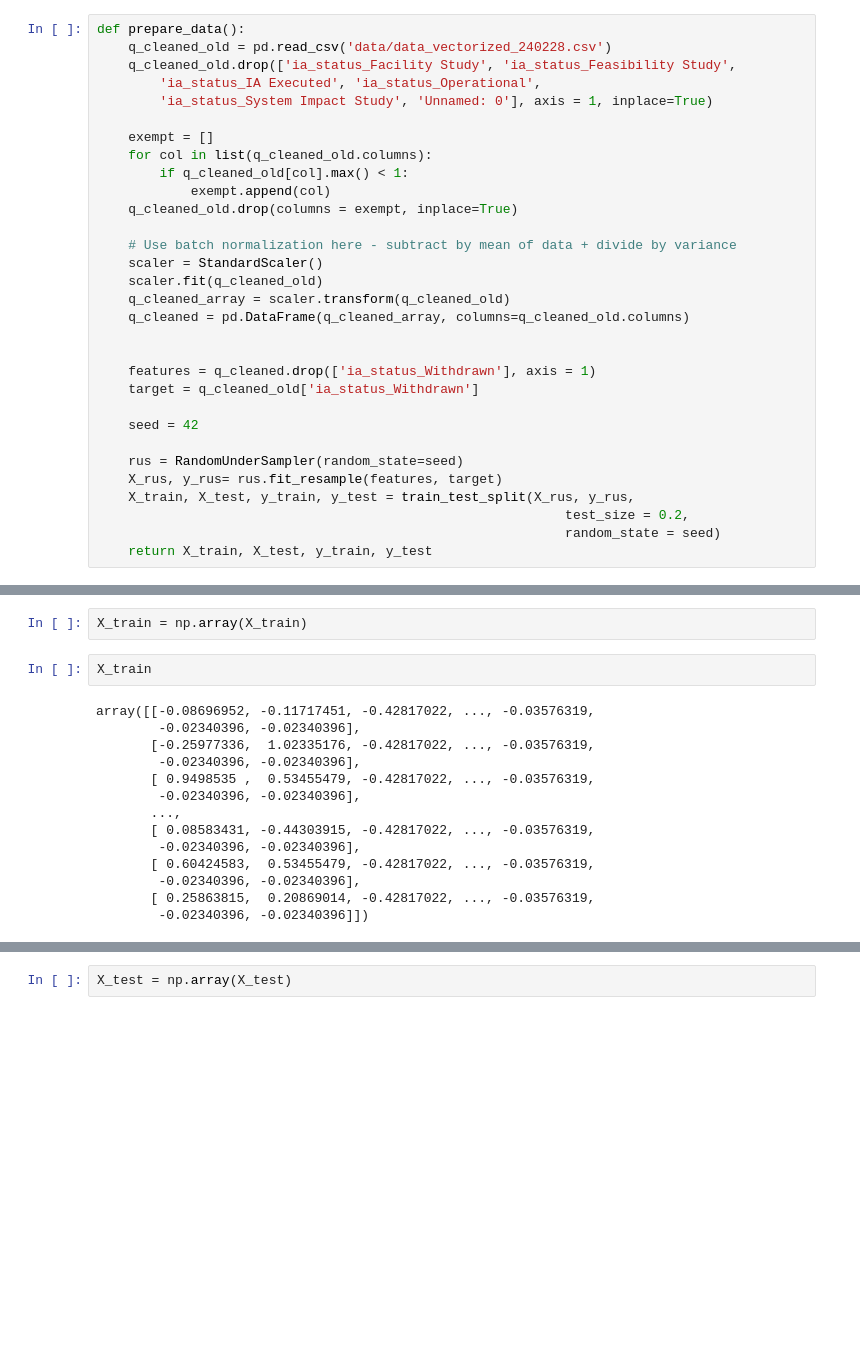
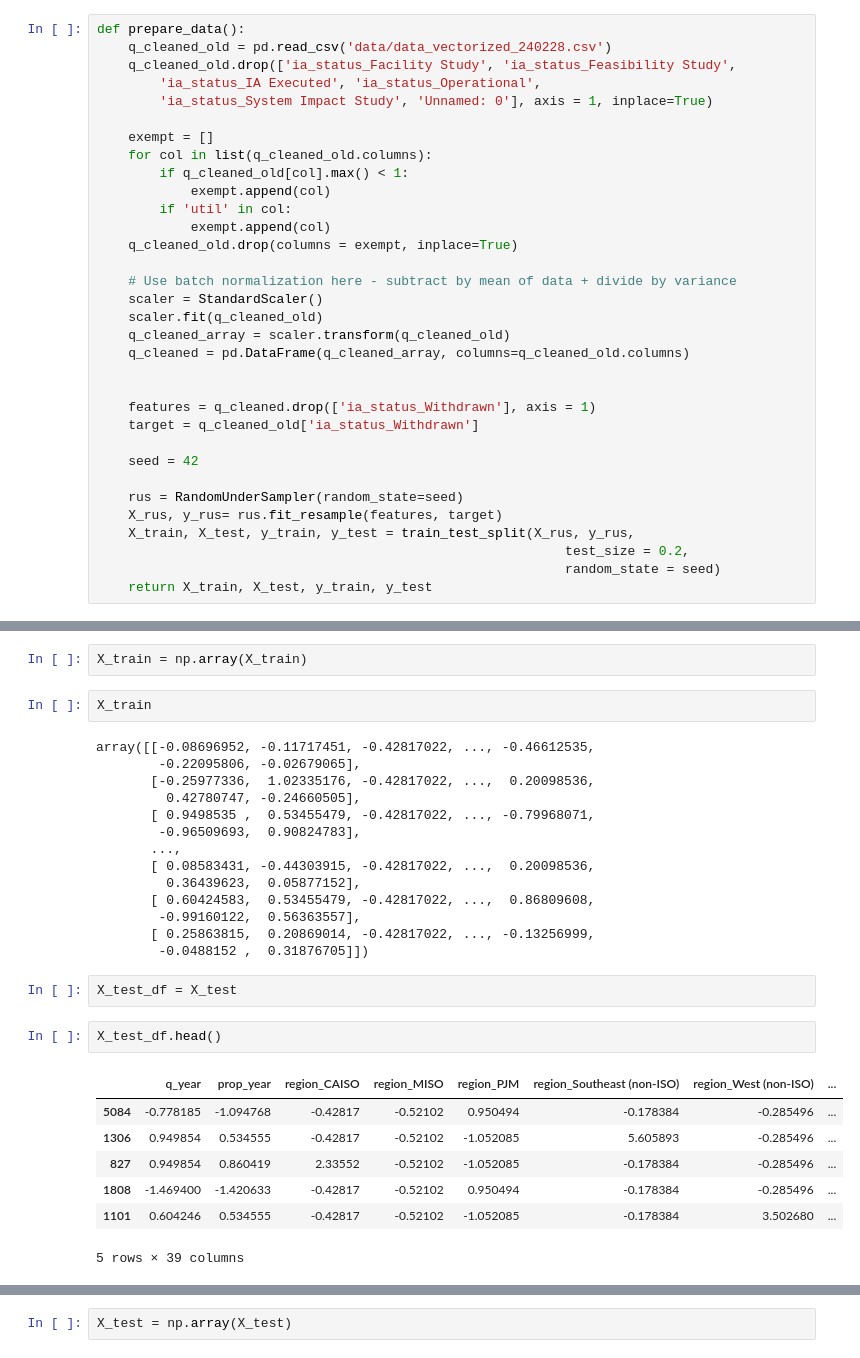
Before and after one commit to lsebin/Quennect, a Jupyter notebook: src/lime.ipynb, the cells around one changed output, grey strips where cells are left out. Drawn from its saved outputs; the diff is of its cells as text; blank space fills up the shorter version.

```diff
--- a/src/lime.ipynb
+++ b/src/lime.ipynb
@@ -59,6 +59,8 @@ def prepare_data():
     exempt = []
     for col in list(q_cleaned_old.columns):
         if q_cleaned_old[col].max() < 1:
+            exempt.append(col)
+        if 'util' in col:
             exempt.append(col)
     q_cleaned_old.drop(columns = exempt, inplace=True)
 
@@ -92,16 +94,28 @@ X_train = np.array(X_train)
 # %%
 X_train
 # %% [output]
-array([[-0.08696952, -0.11717451, -0.42817022, ..., -0.03576319,
-        -0.02340396, -0.02340396],
-       [-0.25977336,  1.02335176, -0.42817022, ..., -0.03576319,
-        -0.02340396, -0.02340396],
-       [ 0.9498535 ,  0.53455479, -0.42817022, ..., -0.03576319,
-        -0.02340396, -0.02340396],
+array([[-0.08696952, -0.11717451, -0.42817022, ..., -0.46612535,
+        -0.22095806, -0.02679065],
+       [-0.25977336,  1.02335176, -0.42817022, ...,  0.20098536,
+         0.42780747, -0.24660505],
+       [ 0.9498535 ,  0.53455479, -0.42817022, ..., -0.79968071,
+        -0.96509693,  0.90824783],
        ...,
-       [ 0.08583431, -0.44303915, -0.42817022, ..., -0.03576319,
-        -0.02340396, -0.02340396],
-       [ 0.60424583,  0.53455479, -0.42817022, ..., -0.03576319,
-        -0.02340396, -0.02340396],
-       [ 0.25863815,  0.20869014, -0.42817022, ..., -0.03576319,
-        -0.02340396, -0.02340396]])
+       [ 0.08583431, -0.44303915, -0.42817022, ...,  0.20098536,
+         0.36439623,  0.05877152],
+       [ 0.60424583,  0.53455479, -0.42817022, ...,  0.86809608,
+        -0.99160122,  0.56363557],
+       [ 0.25863815,  0.20869014, -0.42817022, ..., -0.13256999,
+        -0.0488152 ,  0.31876705]])
+# %%
+X_test_df = X_test
+# %%
+X_test_df.head()
+# %% [output]
+|  | q_year | prop_year | region_CAISO | region_MISO | region_PJM | region_Southeast (non-ISO) | region_West (non-ISO) | ... |
+| 5084 | -0.778185 | -1.094768 | -0.42817 | -0.52102 | 0.950494 | -0.178384 | -0.285496 | ... |
+| 1306 | 0.949854 | 0.534555 | -0.42817 | -0.52102 | -1.052085 | 5.605893 | -0.285496 | ... |
+| 827 | 0.949854 | 0.860419 | 2.33552 | -0.52102 | -1.052085 | -0.178384 | -0.285496 | ... |
+| 1808 | -1.469400 | -1.420633 | -0.42817 | -0.52102 | 0.950494 | -0.178384 | -0.285496 | ... |
+| 1101 | 0.604246 | 0.534555 | -0.42817 | -0.52102 | -1.052085 | -0.178384 | 3.502680 | ... |
+5 rows × 39 columns
```
Also changed, not shown: parts of 14 cells of this notebook, 1 other file.
